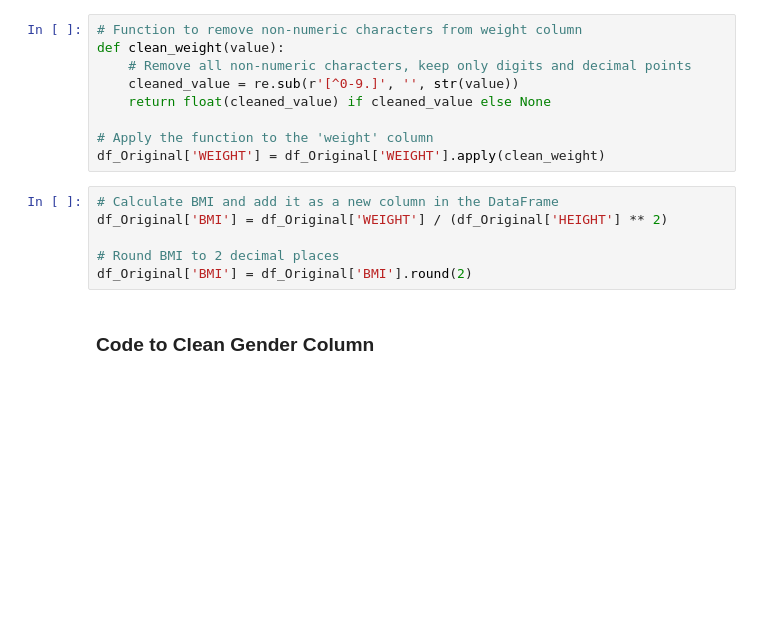
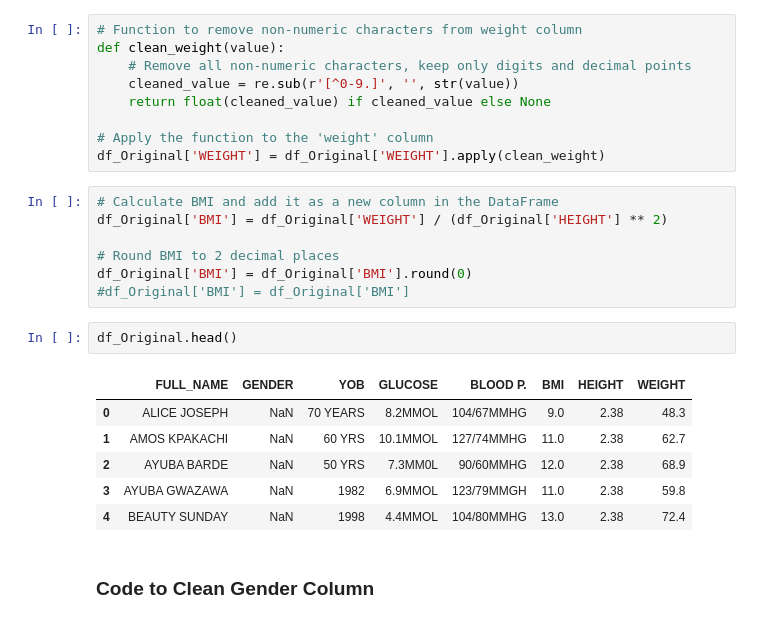
Before and after one commit to McNoblesse/Turbomedics-Diabetes, a Jupyter notebook: Diabetes_Combined-Data-Cleaning+.ipynb, the cells around one changed output. Saved outputs shown, nothing was run; the diff lists cells and outputs as text; blank space fills up the shorter version.

```diff
--- a/Diabetes_Combined-DATA_CLEANING.ipynb
+++ b/Diabetes_Combined-Data-Cleaning+.ipynb
@@ -90,7 +90,17 @@ df_Original['WEIGHT'] = df_Original['WEIGHT'].apply(clean_weight)
 df_Original['BMI'] = df_Original['WEIGHT'] / (df_Original['HEIGHT'] ** 2)
 
 # Round BMI to 2 decimal places
-df_Original['BMI'] = df_Original['BMI'].round(2)
+df_Original['BMI'] = df_Original['BMI'].round(0)
+#df_Original['BMI'] = df_Original['BMI']
+# %%
+df_Original.head()
+# %% [output]
+|  | FULL_NAME | GENDER | YOB | GLUCOSE | BLOOD P. | BMI | HEIGHT | WEIGHT |
+| 0 | ALICE JOSEPH | NaN | 70 YEARS | 8.2MMOL | 104/67MMHG | 9.0 | 2.38 | 48.3 |
+| 1 | AMOS KPAKACHI | NaN | 60 YRS | 10.1MMOL | 127/74MMHG | 11.0 | 2.38 | 62.7 |
+| 2 | AYUBA BARDE | NaN | 50 YRS | 7.3MM0L | 90/60MMHG | 12.0 | 2.38 | 68.9 |
+| 3 | AYUBA GWAZAWA | NaN | 1982 | 6.9MMOL | 123/79MMGH | 11.0 | 2.38 | 59.8 |
+| 4 | BEAUTY SUNDAY | NaN | 1998 | 4.4MMOL | 104/80MMHG | 13.0 | 2.38 | 72.4 |
 # %% [markdown]
 ### Code to Clean Gender Column
 # %%
```
Also changed, not shown: parts of 12 cells of this notebook, 2 other files.
